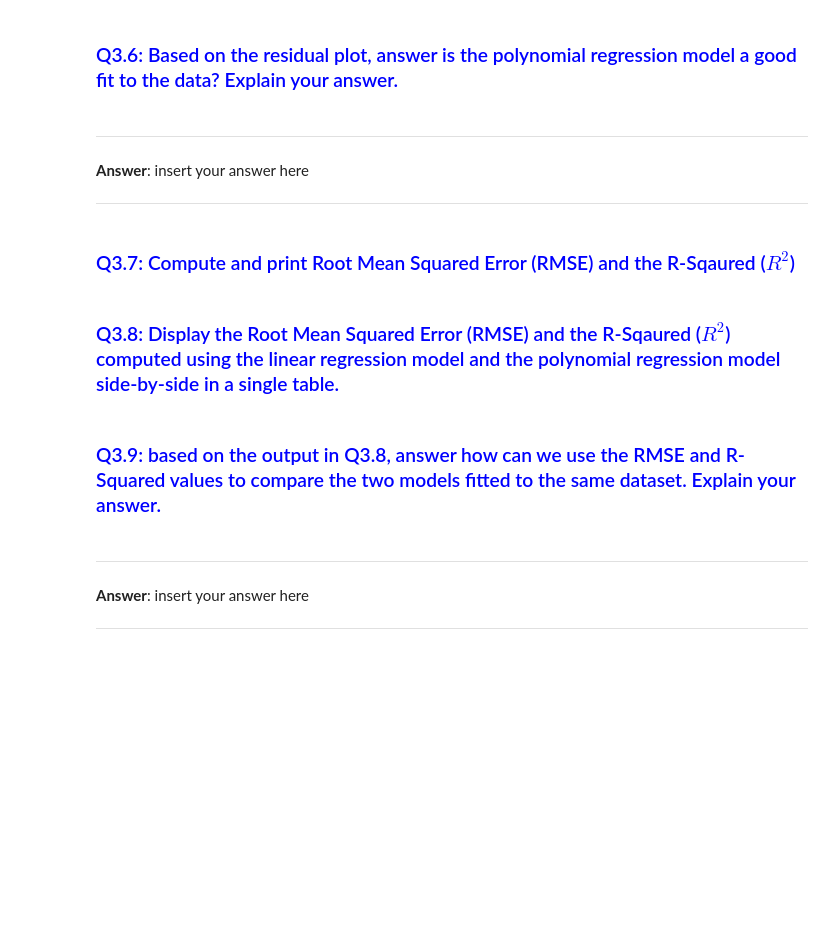
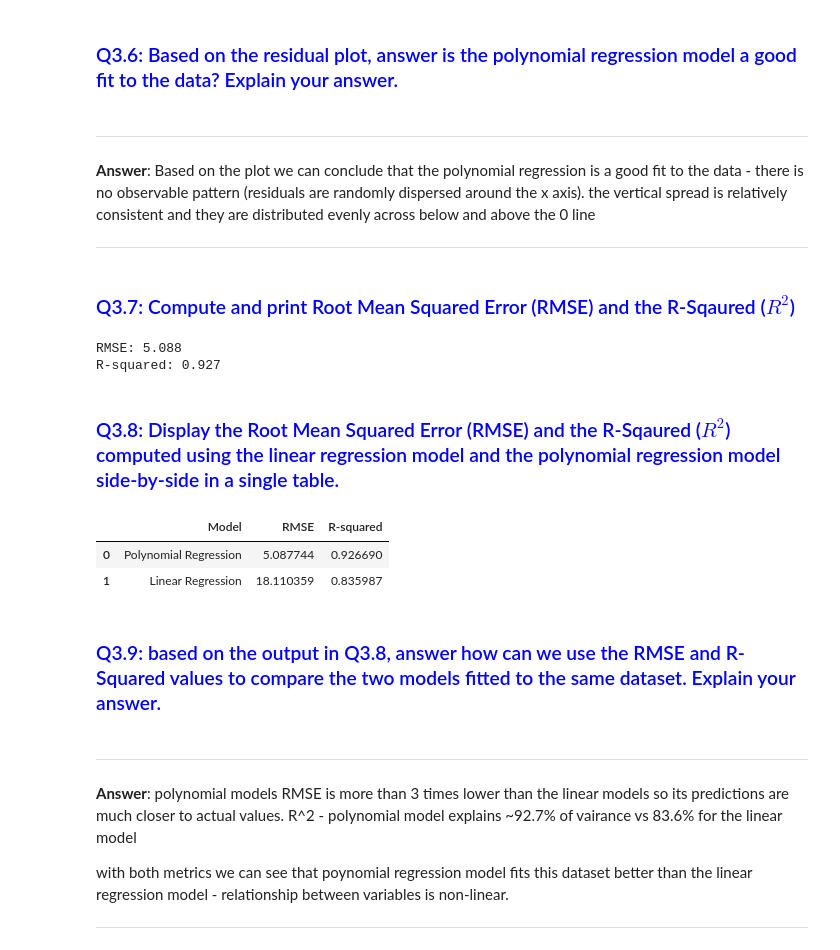
Before and after one commit to chikooooo/Statistics, a Jupyter notebook: Lab 3/TP3_Linear_Regression.ipynb, the cells around one changed output. Saved outputs shown, nothing was run; the diff lists cells and outputs as text; code cells hidden in the pictures; blank space fills up the shorter version.

```diff
--- a/Lab 3/TP3_Linear_Regression.ipynb
+++ b/Lab 3/TP3_Linear_Regression.ipynb
@@ -1196,7 +1288,7 @@ data5 = data4.copy()
 ----
 <div>
 
-**Answer**: insert your answer here
+**Answer**: Based on the plot we can conclude that the polynomial regression is a good fit to the data - there is no observable pattern (residuals are randomly dispersed around the x axis). the vertical spread is relatively consistent and they are distributed evenly across below and above the 0 line
 
 
 </div>
@@ -1206,17 +1298,47 @@ data5 = data4.copy()
 ### <span style="color:blue"> Q3.7: Compute and print Root Mean Squared Error (RMSE) and the R-Sqaured ($R^2$) </span>
 # %%
 # insert your code here
+from sklearn.metrics import root_mean_squared_error, r2_score
+
+# Compute RMSE
+rmse1 = root_mean_squared_error(data5['y'], data5['predicted'])
+
+# Compute R-squared
+r_squared1 = r2_score(data5['y'], data5['predicted'])
+
+# Print the results
+print(f"RMSE: {rmse1:.3f}")
+print(f"R-squared: {r_squared1:.3f}")
+# %% [output]
+RMSE: 5.088
+R-squared: 0.927
 # %% [markdown]
 ### <span style="color:blue"> Q3.8: Display the Root Mean Squared Error (RMSE) and the R-Sqaured ($R^2$) computed using the linear regression model and the polynomial regression model side-by-side in a single table. </span>
 # %%
 # insert your code here
+comparison_data = {
+    'Model' : ['Polynomial Regression', 'Linear Regression'],
+    'RMSE' : [rmse1, rmse],
+    'R-squared' : [r_squared1,r_squared]
+}
+
+comparison_table = pd.DataFrame(comparison_data)
+
+comparison_table
+# %% [output]
+|  | Model | RMSE | R-squared |
+| 0 | Polynomial Regression | 5.087744 | 0.926690 |
+| 1 | Linear Regression | 18.110359 | 0.835987 |
 # %% [markdown]
 ### <span style="color:blue"> Q3.9: based on the output in Q3.8, answer how can we use the RMSE and R-Squared values to compare the two models fitted to the same dataset. Explain your answer. </span>
 # %% [markdown]
 ----
 <div>
 
-**Answer**: insert your answer here
+**Answer**: polynomial models RMSE is more than 3 times lower than the linear models so its predictions are much closer to actual values.
+R^2 - polynomial model explains ~92.7\% of vairance vs 83.6\% for the linear model
+
+with both metrics we can see that poynomial regression model fits this dataset better than the linear regression model - relationship between variables is non-linear.
 
 
 </div>
```
Also changed, not shown: parts of 9 cells of this notebook, 1 other file.
